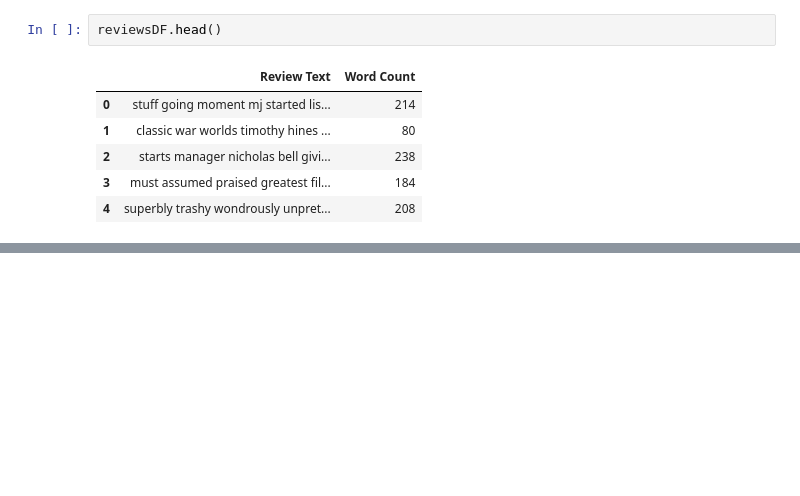
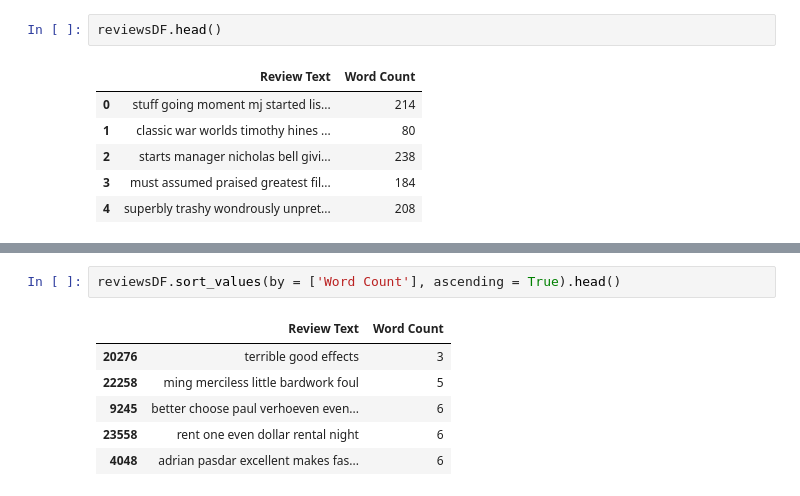
Before and after one commit to nrasch/nrasch.github.io, a Jupyter notebook: assets/html/Initial-Data-Exploration-Notebook.ipynb, the cells around one changed output, grey strips where cells are left out. Drawn from its saved outputs; the diff is of its cells as text; blank space fills up the shorter version.

```diff
--- a/assets/html/Initial-Data-Exploration-Notebook.ipynb
+++ b/assets/html/Initial-Data-Exploration-Notebook.ipynb
@@ -468,0 +552,9 @@ data_analysis.most_common()[-10:]
+# %%
+reviewsDF.sort_values(by = ['Word Count'], ascending = True).head()
+# %% [output]
+|  | Review Text | Word Count |
+| 20276 | terrible good effects | 3 |
+| 22258 | ming merciless little bardwork foul | 5 |
+| 9245 | better choose paul verhoeven even... | 6 |
+| 23558 | rent one even dollar rental night | 6 |
+| 4048 | adrian pasdar excellent makes fas... | 6 |
```
Also changed, not shown: parts of 42 cells of this notebook, 16 other files.
